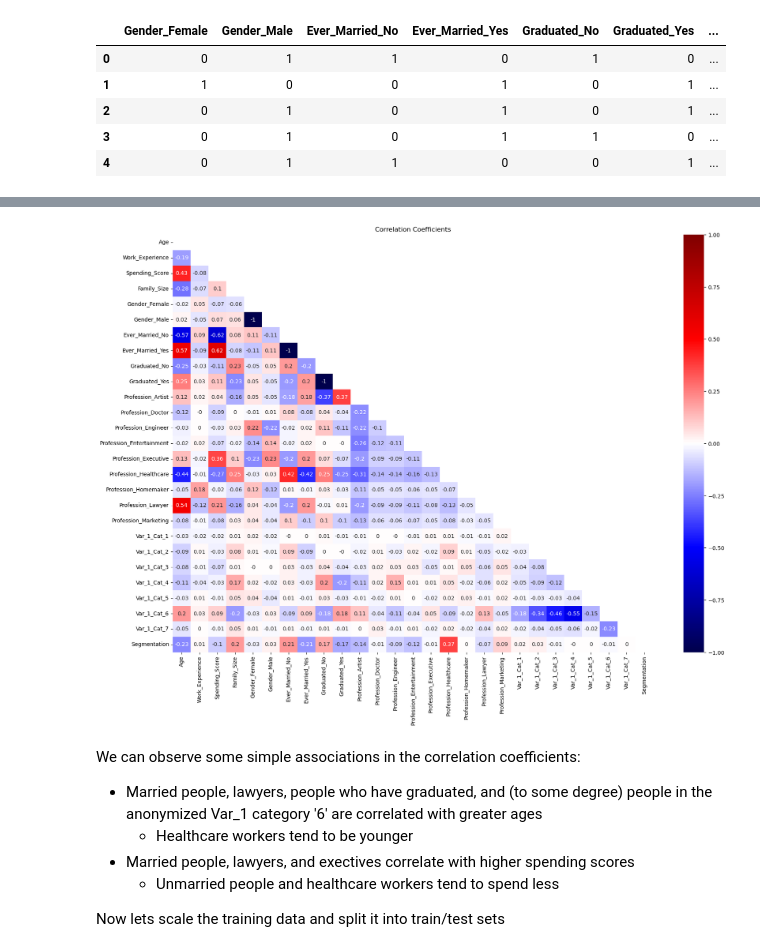
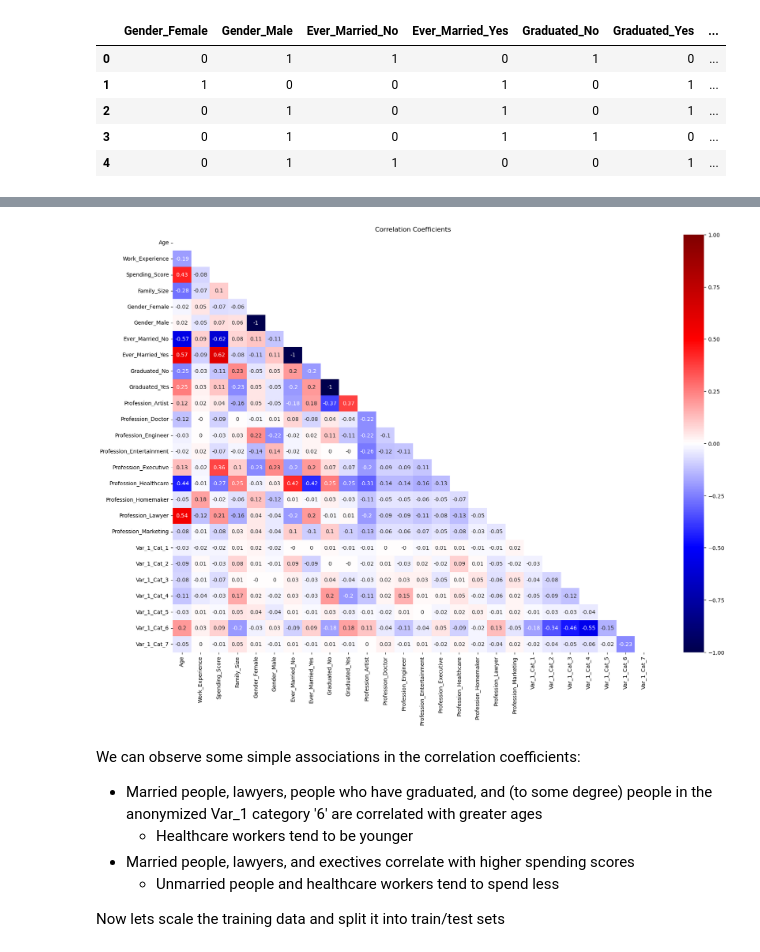
Before and after one commit to DomS1080/Data-Science, a Jupyter notebook: Projects/Customer/Customer.ipynb, the cells around one changed output, grey strips where cells are left out. Cells and saved outputs as stored; diff of their text form; code cells hidden in the pictures.

```diff
--- a/Projects/Customer/Customer.ipynb
+++ b/Projects/Customer/Customer.ipynb
@@ -212,7 +204,12 @@ enc_ord = OrdinalEncoder(categories=[['skip','Low','Average','High']])
  #OneHotEncoder for remaining categorical features
 enc_OneH = OneHotEncoder(sparse_output=False, dtype=int)
 # %%
-#Encode labels
-cust_train['Segmentation'] = enc_lab.fit_transform(cust_train['Segmentation'])
-cust_train['Segmentation'].head(3)
+cust_enc = cust_train.copy()
+
+ #Encode labels
+cust_enc['Segmentation'] = enc_lab.fit_transform(cust_enc['Segmentation'])
+ #Encode 'Spending_Score'
+cust_enc['Spending_Score'] = enc_ord.fit_transform(cust_enc[['Spending_Score']]).astype(int)
+
+cust_enc.head(3)
 # %% [output]
@@ -253,9 +233,9 @@ plt.show()
 # %%
 #Encode features in dataframe
-encoded = pd.DataFrame(enc_OneH.fit_transform(cust_train[['Gender','Ever_Married','Graduated','Profession','Var_1']]), columns=enc_OneH.get_feature_names_out())
+cats_enc = pd.DataFrame(enc_OneH.fit_transform(cust_enc[cols_rem]), columns=enc_OneH.get_feature_names_out())
  #Preview One-Hot features
-print(encoded.shape)
-encoded.head()
+print(cats_enc.shape)
+cats_enc.head()
 # %% [output]
 (6665, 22)
 |  | Gender_Female | Gender_Male | Ever_Married_No | Ever_Married_Yes | Graduated_No | Graduated_Yes | ... |
@@ -306,5 +247,5 @@ feats_df
 # %%
 #Combine original and one hot encoded dataframes
-cust_train = pd.concat([cust_train, encoded], axis=1)
+cust_enc = pd.concat([cust_enc, cats_enc], axis=1)
  #Drop pre-transformation features
-cust_train = cust_train.drop(cust_train[['Gender','Ever_Married','Graduated','Profession','Var_1']], axis=1)
+cust_enc = cust_enc.drop(cust_enc[['Gender','Ever_Married','Graduated','Profession','Var_1']], axis=1)
@@ -332,5 +252,5 @@ dtype: int64
 # %%
 #Move Label to last column
-cust_train['Segmentation'] = cust_train.pop('Segmentation')
+cust_enc['Segmentation'] = cust_enc.pop('Segmentation')
 # %%
 #Preview full pre-processed df
@@ -355,17 +275,19 @@ cust_train.describe()
 | max | 89.000000 | 14.000000 | 3.000000 | 9.000000 | 1.000000 | 1.000000 | 1.000000 | ... |
 # %%
 #Create correlation matrix
-corr_matrix = cust_train.corr().round(2)
+corr_df = cust_enc.copy()
+corr_df = corr_df.drop(corr_df[['Segmentation']], axis=1)
+corr_matrix = corr_df.corr().round(2)
 
 #Plot masked heatmap
 mask = np.triu(np.ones_like(corr_matrix))
 plt.figure(figsize=(20,14))
 
 sns.heatmap(corr_matrix, annot=True, cmap='seismic', mask=mask, vmin=-1, vmax=1)
 plt.title('Correlation Coefficients')
 plt.show()
 # %% [output]
-[figure, old version]
+[figure, new version]
 # %% [markdown]
 We can observe some simple associations in the correlation coefficients:
 - Married people, lawyers, people who have graduated, and (to some degree) people in the anonymized Var_1 category '6' are correlated with greater ages
```
Also changed, not shown: parts of 33 cells of this notebook.
